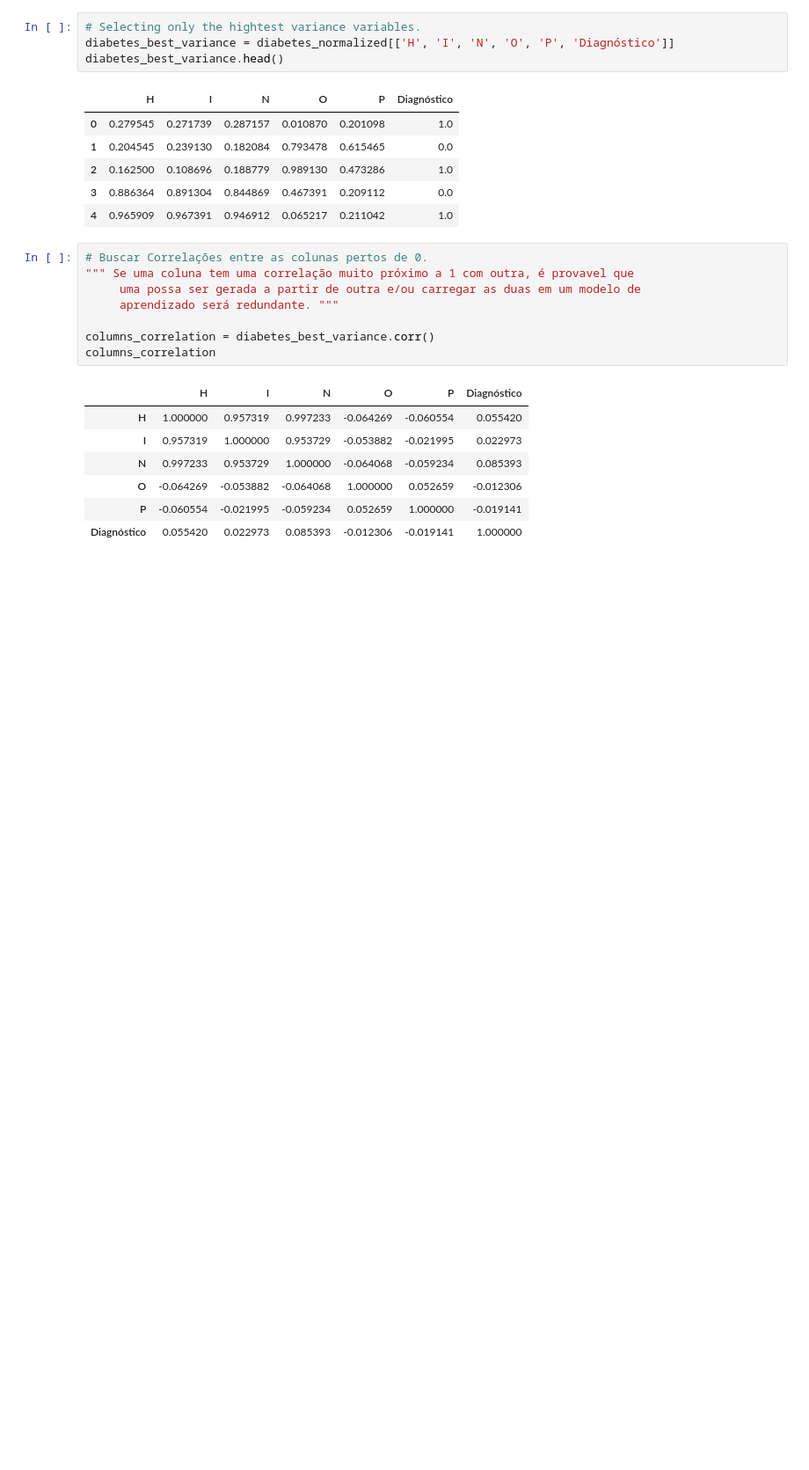
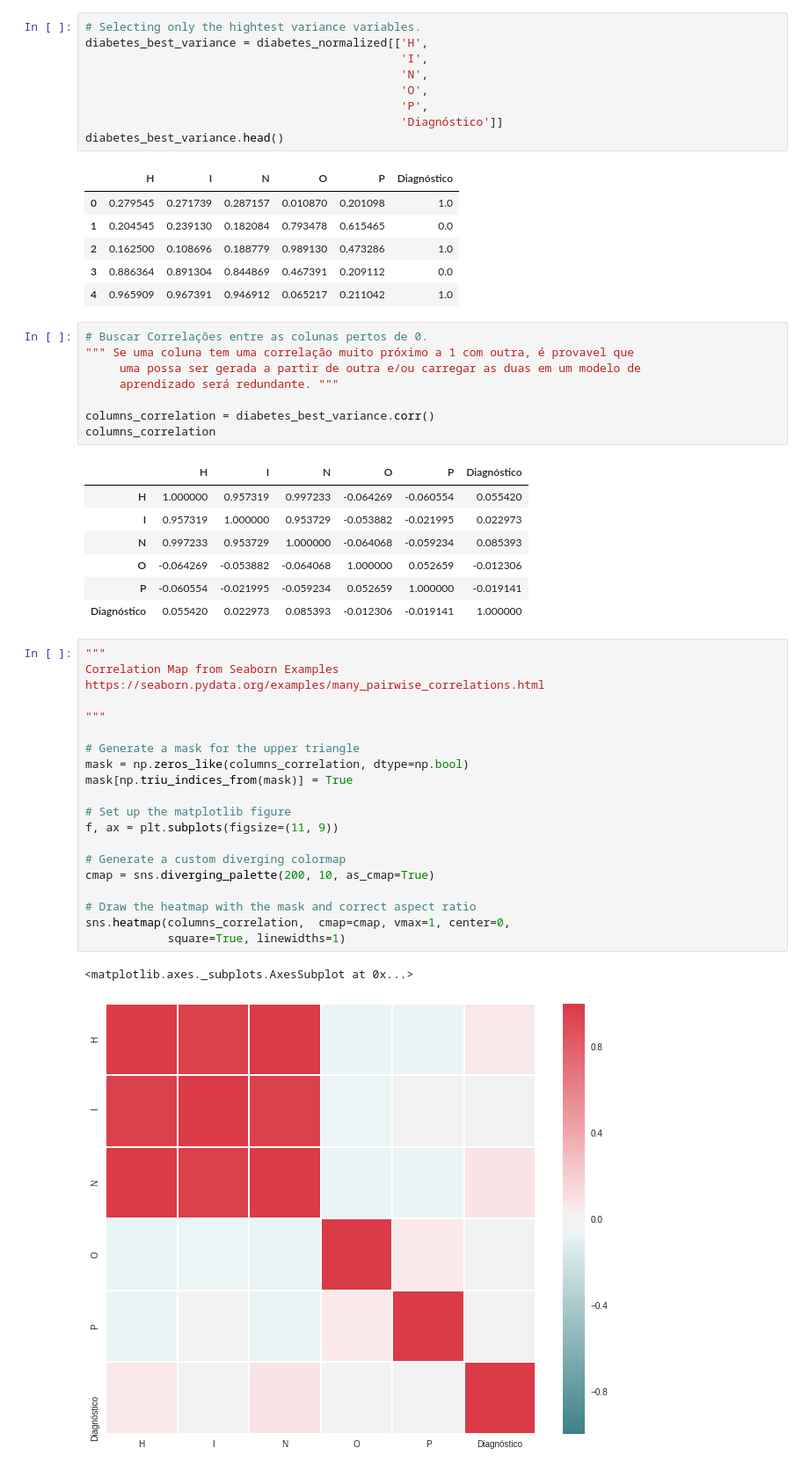
Before and after one commit to carvalheirafc/deep_learning_stuff, a Jupyter notebook: diabetes/statistical_analysis/diabetes_analysis.ipynb, the cells around one changed output. Shown at 88% size. Drawn from its saved outputs; the diff is of its cells as text; blank space fills up the shorter version.

```diff
--- a/diabetes/statistical_analysis/diabetes_analysis.ipynb
+++ b/diabetes/statistical_analysis/diabetes_analysis.ipynb
@@ -118,7 +124,12 @@ plt.show()
 [figure]
 # %%
 # Selecting only the hightest variance variables.
-diabetes_best_variance = diabetes_normalized[['H', 'I', 'N', 'O', 'P', 'Diagnóstico']]
+diabetes_best_variance = diabetes_normalized[['H',
+                                              'I',
+                                              'N',
+                                              'O',
+                                              'P',
+                                              'Diagnóstico']]
 diabetes_best_variance.head()
 # %% [output]
 |  | H | I | N | O | P | Diagnóstico |
@@ -143,3 +154,26 @@ columns_correlation
 | O | -0.064269 | -0.053882 | -0.064068 | 1.000000 | 0.052659 | -0.012306 |
 | P | -0.060554 | -0.021995 | -0.059234 | 0.052659 | 1.000000 | -0.019141 |
 | Diagnóstico | 0.055420 | 0.022973 | 0.085393 | -0.012306 | -0.019141 | 1.000000 |
+# %%
+"""
+Correlation Map from Seaborn Examples
+https://seaborn.pydata.org/examples/many_pairwise_correlations.html
+
+"""
+
+# Generate a mask for the upper triangle
+mask = np.zeros_like(columns_correlation, dtype=np.bool)
+mask[np.triu_indices_from(mask)] = True
+
+# Set up the matplotlib figure
+f, ax = plt.subplots(figsize=(11, 9))
+
+# Generate a custom diverging colormap
+cmap = sns.diverging_palette(200, 10, as_cmap=True)
+
+# Draw the heatmap with the mask and correct aspect ratio
+sns.heatmap(columns_correlation,  cmap=cmap, vmax=1, center=0,
+            square=True, linewidths=1)
+# %% [output]
+<matplotlib.axes._subplots.AxesSubplot at 0x...>
+[figure, added]
```
Also changed, not shown: parts of 2 cells of this notebook.
